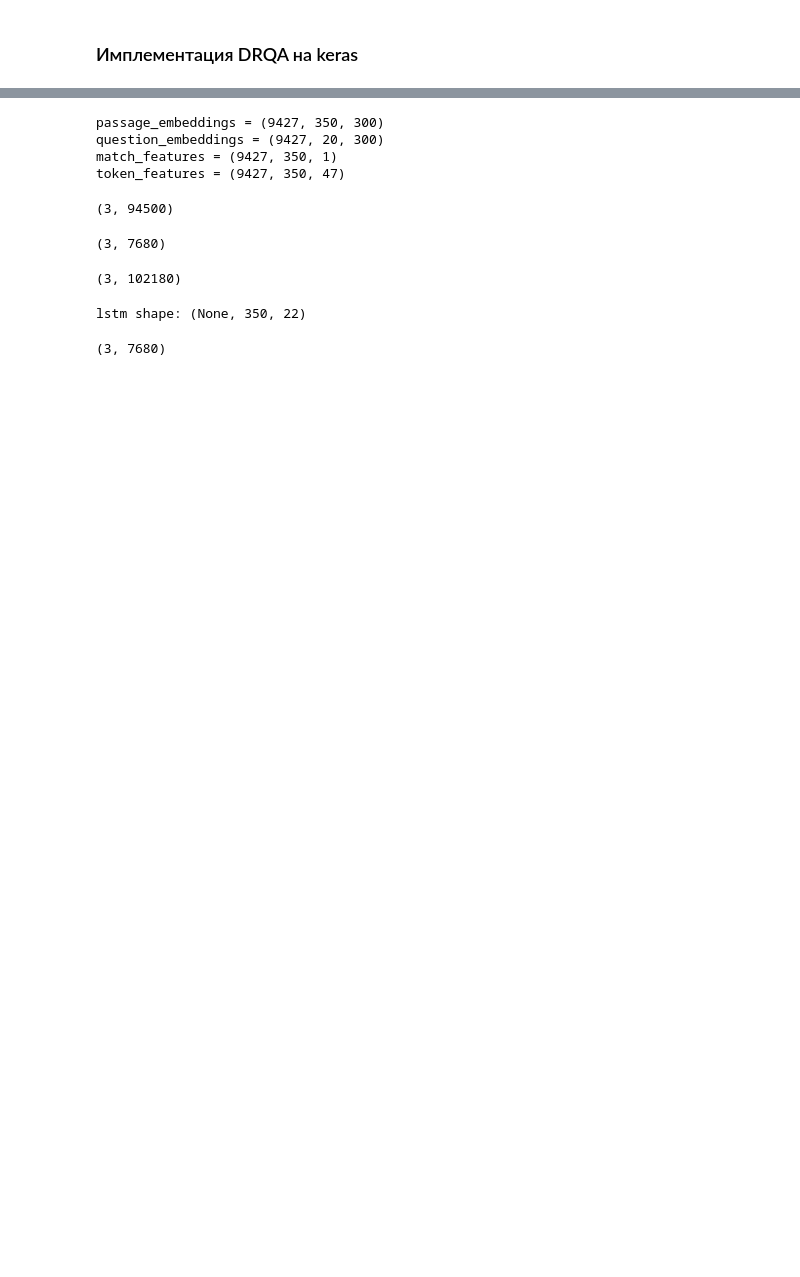
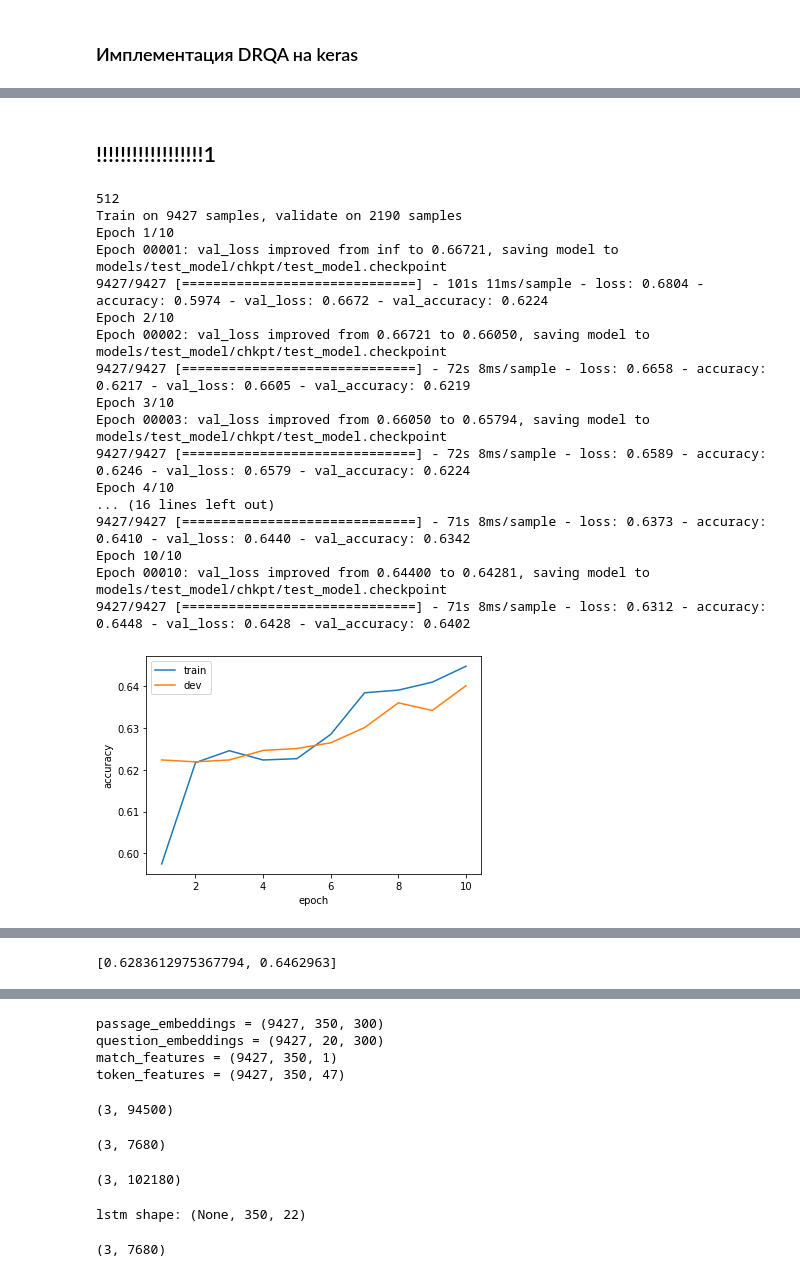
Before and after one commit to litdarya/nlp_tasks, a Jupyter notebook: hw_2/hw2.ipynb, the cells around one changed output, grey strips where cells are left out. Drawn from its saved outputs; the diff is of its cells as text; code cells hidden in the pictures; blank space fills up the shorter version.

Commit message:
DRQA trained with special params score=0.65

```diff
--- a/hw_2/hw2.ipynb
+++ b/hw_2/hw2.ipynb
@@ -1100,0 +1188,13 @@ def train_model(model, embeds):
+# %%
+def X_to_inputs(X):
+    passage_embeddings, question_embeddings, match_features, token_features = X
+    return {
+         'passage': passage_embeddings,
+         'question': question_embeddings,
+         'token_features': token_features,
+         'exact_match': match_features,
+    }
+# %%
+def evaluate_model(current_model, X_test, y_test, do_print=False):
+    acc = current_model.evaluate(X_to_inputs(X_test), y_test)
+    return acc
@@ -1100,0 +1242,48 @@ def train_model(model, embeds):
+# %% [markdown]
+## !!!!!!!!!!!!!!!!!!1
+# %%
+_model = drqa(
+    passage_size=MAX_LEN_PASSAGE,
+    question_size=MAX_LEN_QUEST,
+    embeds_dim=FT_EMBEDS_DIM,
+    match_dim=1,
+    token_features_dim=TOKEN_FEATURES_DIM,
+    alpha_dim=ALPHA_DIM,
+    passage_lstm=LSTM_PASSAGE_DIM,
+    question_lstm=LSTM_QUESTION_DIM,
+    paragraph_params = {
+        'dropout': 0.3,
+        'recurrent_dropout': 0.3,
+    },
+    question_params = {
+        'dropout': 0.3,
+        'recurrent_dropout': 0.3,
+    }
+)
+_model.compile(optimizer='adam', loss='binary_crossentropy', metrics=['accuracy'])
+train_model(
+    _model, 'test_model',
+    X=train_embeds, y=y_train,
+    X_dev=dev_embeds, y_dev=y_dev,
+    epochs=EPOCHS,
+)
+evaluate_model(_model, test_embeds, y_test)
+# %% [output]
+512
+Train on 9427 samples, validate on 2190 samples
+Epoch 1/10
+Epoch 00001: val_loss improved from inf to 0.66721, saving model to models/test_model/chkpt/test_model.checkpoint
+9427/9427 [==============================] - 101s 11ms/sample - loss: 0.6804 - accuracy: 0.5974 - val_loss: 0.6672 - val_accuracy: 0.6224
+Epoch 2/10
+Epoch 00002: val_loss improved from 0.66721 to 0.66050, saving model to models/test_model/chkpt/test_model.checkpoint
+9427/9427 [==============================] - 72s 8ms/sample - loss: 0.6658 - accuracy: 0.6217 - val_loss: 0.6605 - val_accuracy: 0.6219
+Epoch 3/10
+Epoch 00003: val_loss improved from 0.66050 to 0.65794, saving model to models/test_model/chkpt/test_model.checkpoint
+9427/9427 [==============================] - 72s 8ms/sample - loss: 0.6589 - accuracy: 0.6246 - val_loss: 0.6579 - val_accuracy: 0.6224
+Epoch 4/10
+... (16 lines left out)
+9427/9427 [==============================] - 71s 8ms/sample - loss: 0.6373 - accuracy: 0.6410 - val_loss: 0.6440 - val_accuracy: 0.6342
+Epoch 10/10
+Epoch 00010: val_loss improved from 0.64400 to 0.64281, saving model to models/test_model/chkpt/test_model.checkpoint
+9427/9427 [==============================] - 71s 8ms/sample - loss: 0.6312 - accuracy: 0.6448 - val_loss: 0.6428 - val_accuracy: 0.6402
+[figure, added]
@@ -1100,0 +1291 @@ def train_model(model, embeds):
+[0.6283612975367794, 0.6462963]
```
Also changed, not shown: parts of 55 cells of this notebook.
